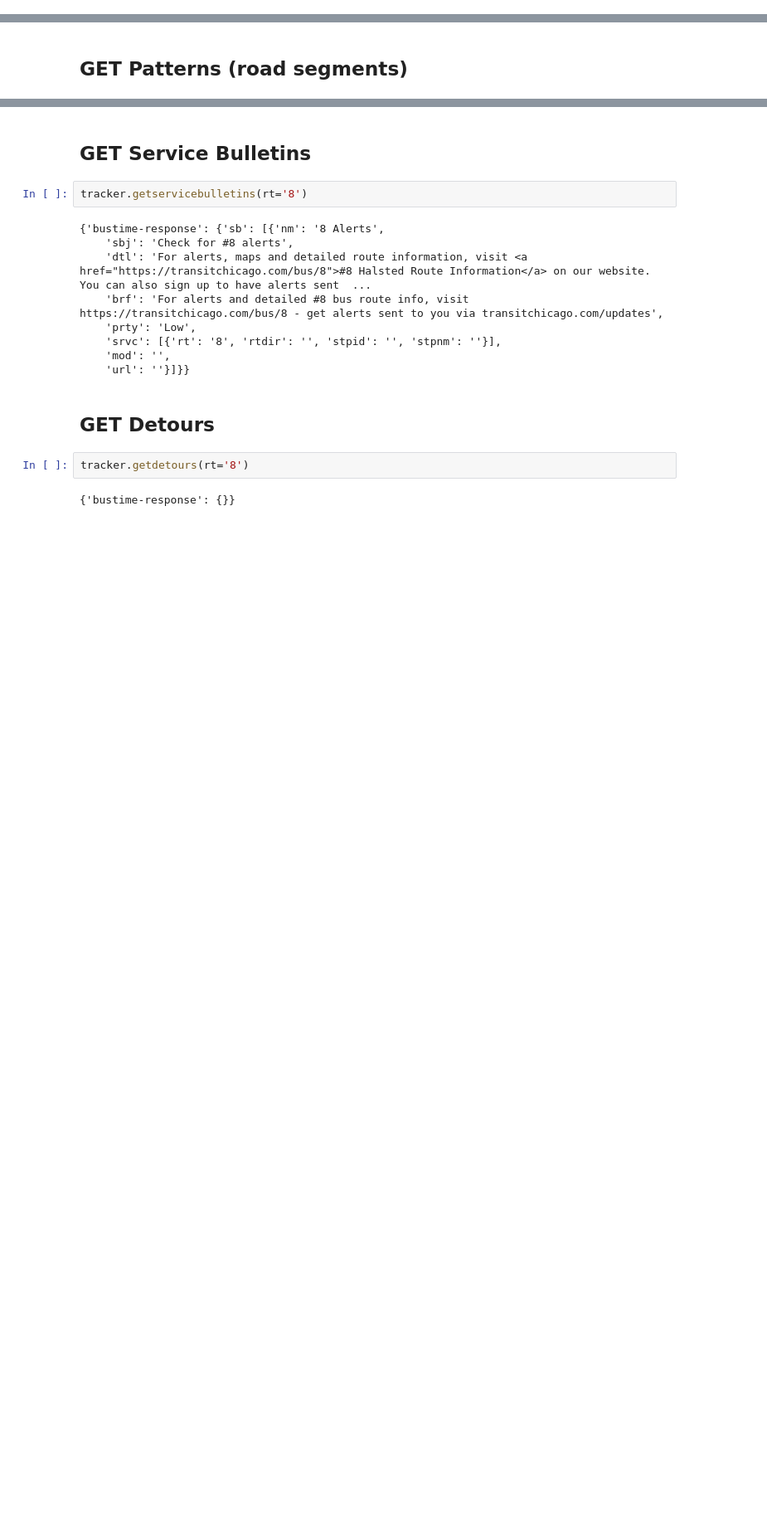
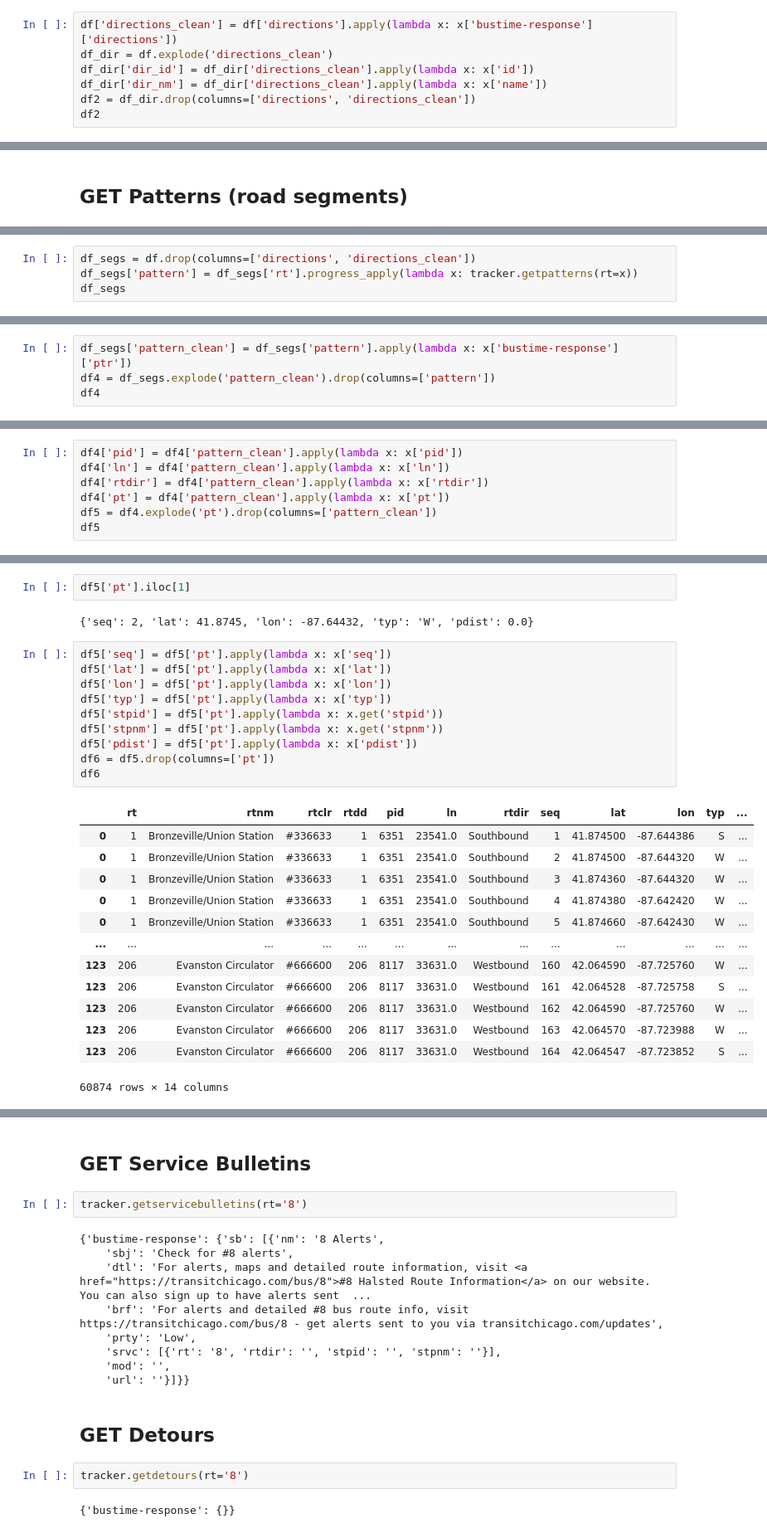
Before and after one commit to RynoXLI/WindyTracker, a Jupyter notebook: notebooks/simpleapi-usage.ipynb, the cells around one changed output, grey strips where cells are left out. Shown: that part at 83% size. Drawn from its saved outputs; the diff is of its cells as text; blank space fills up the shorter version.

```diff
--- a/notebooks/simpleapi-usage.ipynb
+++ b/notebooks/simpleapi-usage.ipynb
@@ -53,0 +75,7 @@ tracker.getroutes()
+# %%
+df['directions_clean'] = df['directions'].apply(lambda x: x['bustime-response']['directions'])
+df_dir = df.explode('directions_clean')
+df_dir['dir_id'] = df_dir['directions_clean'].apply(lambda x: x['id'])
+df_dir['dir_nm'] = df_dir['directions_clean'].apply(lambda x: x['name'])
+df2 = df_dir.drop(columns=['directions', 'directions_clean'])
+df2
@@ -150,0 +217,4 @@ tracker.getpatterns(rt='8')
+# %%
+df_segs = df.drop(columns=['directions', 'directions_clean'])
+df_segs['pattern'] = df_segs['rt'].progress_apply(lambda x: tracker.getpatterns(rt=x))
+df_segs
@@ -150,0 +235,4 @@ tracker.getpatterns(rt='8')
+# %%
+df_segs['pattern_clean'] = df_segs['pattern'].apply(lambda x: x['bustime-response']['ptr'])
+df4 = df_segs.explode('pattern_clean').drop(columns=['pattern'])
+df4
@@ -150,0 +253,7 @@ tracker.getpatterns(rt='8')
+# %%
+df4['pid'] = df4['pattern_clean'].apply(lambda x: x['pid'])
+df4['ln'] = df4['pattern_clean'].apply(lambda x: x['ln'])
+df4['rtdir'] = df4['pattern_clean'].apply(lambda x: x['rtdir'])
+df4['pt'] = df4['pattern_clean'].apply(lambda x: x['pt'])
+df5 = df4.explode('pt').drop(columns=['pattern_clean'])
+df5
@@ -150,0 +284,28 @@ tracker.getpatterns(rt='8')
+# %%
+df5['pt'].iloc[1]
+# %% [output]
+{'seq': 2, 'lat': 41.8745, 'lon': -87.64432, 'typ': 'W', 'pdist': 0.0}
+# %%
+df5['seq'] = df5['pt'].apply(lambda x: x['seq'])
+df5['lat'] = df5['pt'].apply(lambda x: x['lat'])
+df5['lon'] = df5['pt'].apply(lambda x: x['lon'])
+df5['typ'] = df5['pt'].apply(lambda x: x['typ'])
+df5['stpid'] = df5['pt'].apply(lambda x: x.get('stpid'))
+df5['stpnm'] = df5['pt'].apply(lambda x: x.get('stpnm'))
+df5['pdist'] = df5['pt'].apply(lambda x: x['pdist'])
+df6 = df5.drop(columns=['pt'])
+df6
+# %% [output]
+|  | rt | rtnm | rtclr | rtdd | pid | ln | rtdir | seq | lat | lon | typ | ... |
+| 0 | 1 | Bronzeville/Union Station | #336633 | 1 | 6351 | 23541.0 | Southbound | 1 | 41.874500 | -87.644386 | S | ... |
+| 0 | 1 | Bronzeville/Union Station | #336633 | 1 | 6351 | 23541.0 | Southbound | 2 | 41.874500 | -87.644320 | W | ... |
+| 0 | 1 | Bronzeville/Union Station | #336633 | 1 | 6351 | 23541.0 | Southbound | 3 | 41.874360 | -87.644320 | W | ... |
+| 0 | 1 | Bronzeville/Union Station | #336633 | 1 | 6351 | 23541.0 | Southbound | 4 | 41.874380 | -87.642420 | W | ... |
+| 0 | 1 | Bronzeville/Union Station | #336633 | 1 | 6351 | 23541.0 | Southbound | 5 | 41.874660 | -87.642430 | W | ... |
+| ... | ... | ... | ... | ... | ... | ... | ... | ... | ... | ... | ... | ... |
+| 123 | 206 | Evanston Circulator | #666600 | 206 | 8117 | 33631.0 | Westbound | 160 | 42.064590 | -87.725760 | W | ... |
+| 123 | 206 | Evanston Circulator | #666600 | 206 | 8117 | 33631.0 | Westbound | 161 | 42.064528 | -87.725758 | S | ... |
+| 123 | 206 | Evanston Circulator | #666600 | 206 | 8117 | 33631.0 | Westbound | 162 | 42.064590 | -87.725760 | W | ... |
+| 123 | 206 | Evanston Circulator | #666600 | 206 | 8117 | 33631.0 | Westbound | 163 | 42.064570 | -87.723988 | W | ... |
+| 123 | 206 | Evanston Circulator | #666600 | 206 | 8117 | 33631.0 | Westbound | 164 | 42.064547 | -87.723852 | S | ... |
+60874 rows × 14 columns
```
Also changed, not shown: parts of 20 cells of this notebook, 7 other files.
